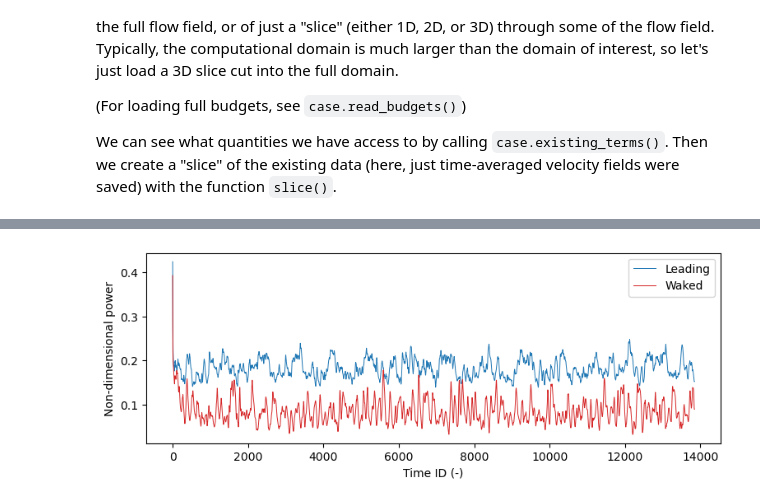
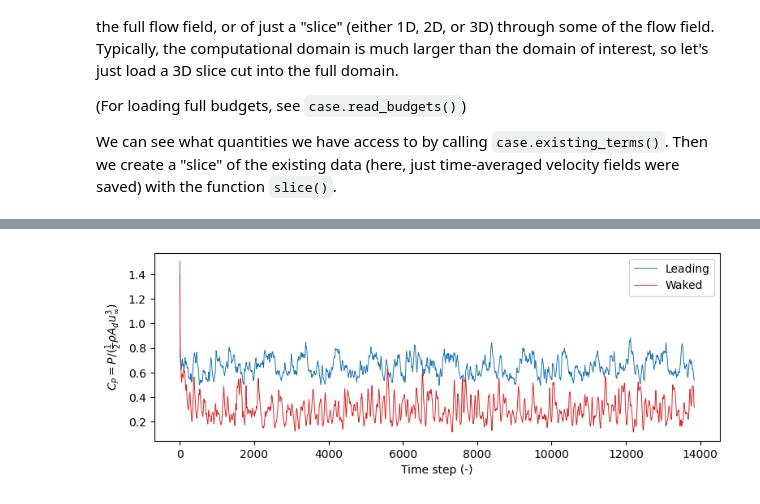
Before and after one commit to duddlshin/padeopsIO, a Jupyter notebook: examples/padeopsIO_quickstart.ipynb, the cells around one changed output, grey strips where cells are left out. Saved outputs shown, nothing was run; the diff lists cells and outputs as text; code cells hidden in the pictures.

```diff
--- a/examples/padeopsIO_quickstart.ipynb
+++ b/examples/padeopsIO_quickstart.ipynb
@@ -40,8 +59,8 @@ When importing `.npz` files, if the filename is not the same as the directory na
 # %%
 FILENAME = 'example'
 DATA_DIR = r'../test_data'
-case = pio.BudgetIO(DATA_DIR, filename=FILENAME, npz=True)
-print(case)
+sim = pio.BudgetIO(DATA_DIR, filename=FILENAME, npz=True)
+print(sim)
 # %% [output]
 <padeopsIO.budgetIO.BudgetIO object at 0x...>
 # %% [markdown]
@@ -131,13 +147,17 @@ To wrap up this quickstart guide, we will read the turbine properties (power, fo
 # %%
-power_t1 = case.read_turb_power(turb=1)  # leading turbine
-power_t2 = case.read_turb_power(turb=2)  # trailing turbine
+import matplotlib.pyplot as plt
+import numpy as np
+
+power_t1 = sim.read_turb_power(turb=1)  # leading turbine
+power_t2 = sim.read_turb_power(turb=2)  # trailing turbine
+u_inf = sim.slice(budget_terms=['ubar'], xlim=-5, zlim=0)['ubar'].mean("y").values
 
 fig, ax = plt.subplots(figsize=(9, 3))
-ax.plot(power_t1, label='Leading', lw=0.7)
-ax.plot(power_t2, label='Waked', lw=0.7, color='tab:red')
+ax.plot(power_t1 / (0.5 * np.pi * 0.5**2 * u_inf**3), label='Leading', lw=0.7)
+ax.plot(power_t2 / (0.5 * np.pi * 0.5**2 * u_inf**3), label='Waked', lw=0.7, color='tab:red')
 ax.legend()
-ax.set_xlabel('Time ID (-)')
-ax.set_ylabel('Non-dimensional power')
+ax.set_xlabel('Time step (-)')
+ax.set_ylabel('$C_P = P/(\\frac {1}{2} \\rho A_d u_\\infty^3$)')
 plt.show()
 # %% [output]
-[figure, old version]
+[figure, new version]
```
Also changed, not shown: parts of 17 cells of this notebook.
